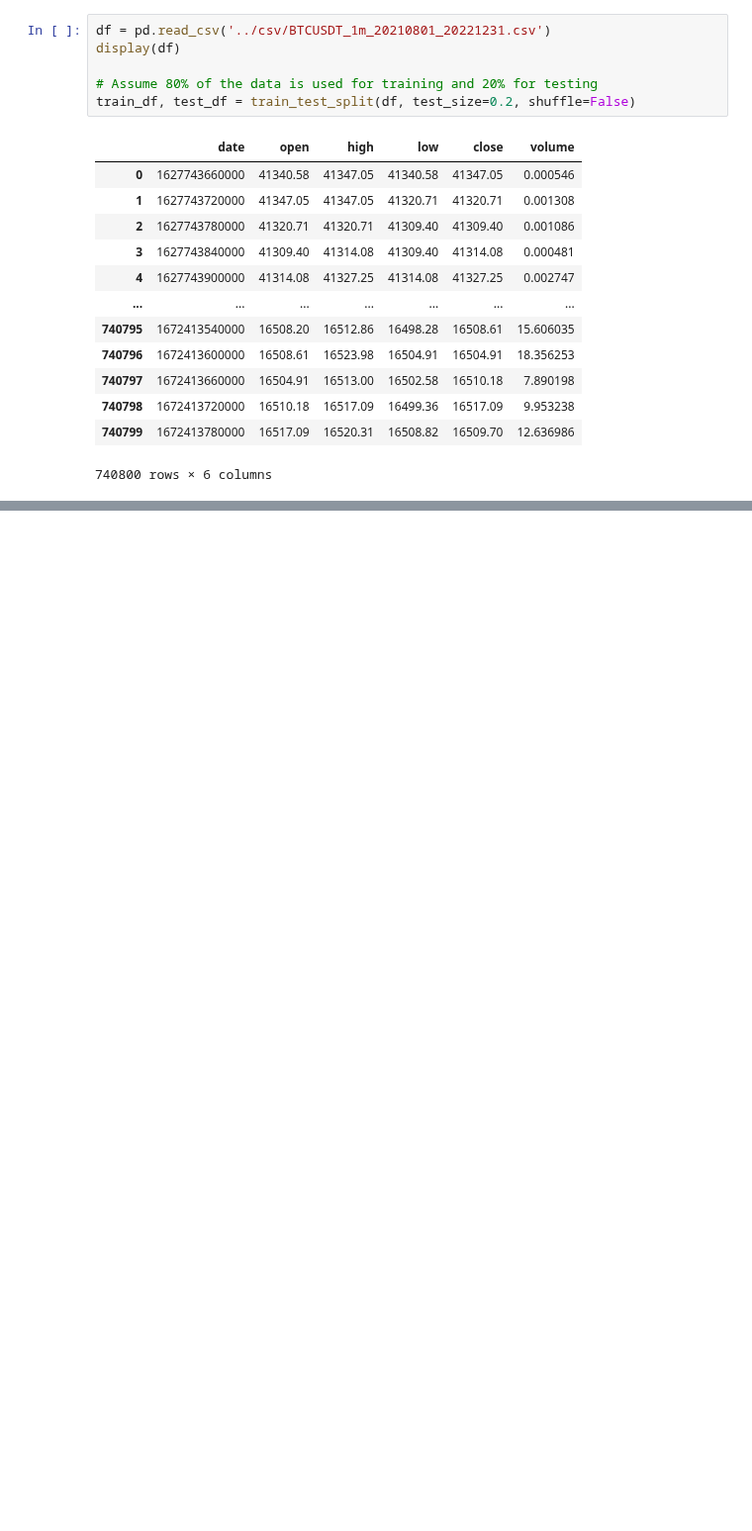
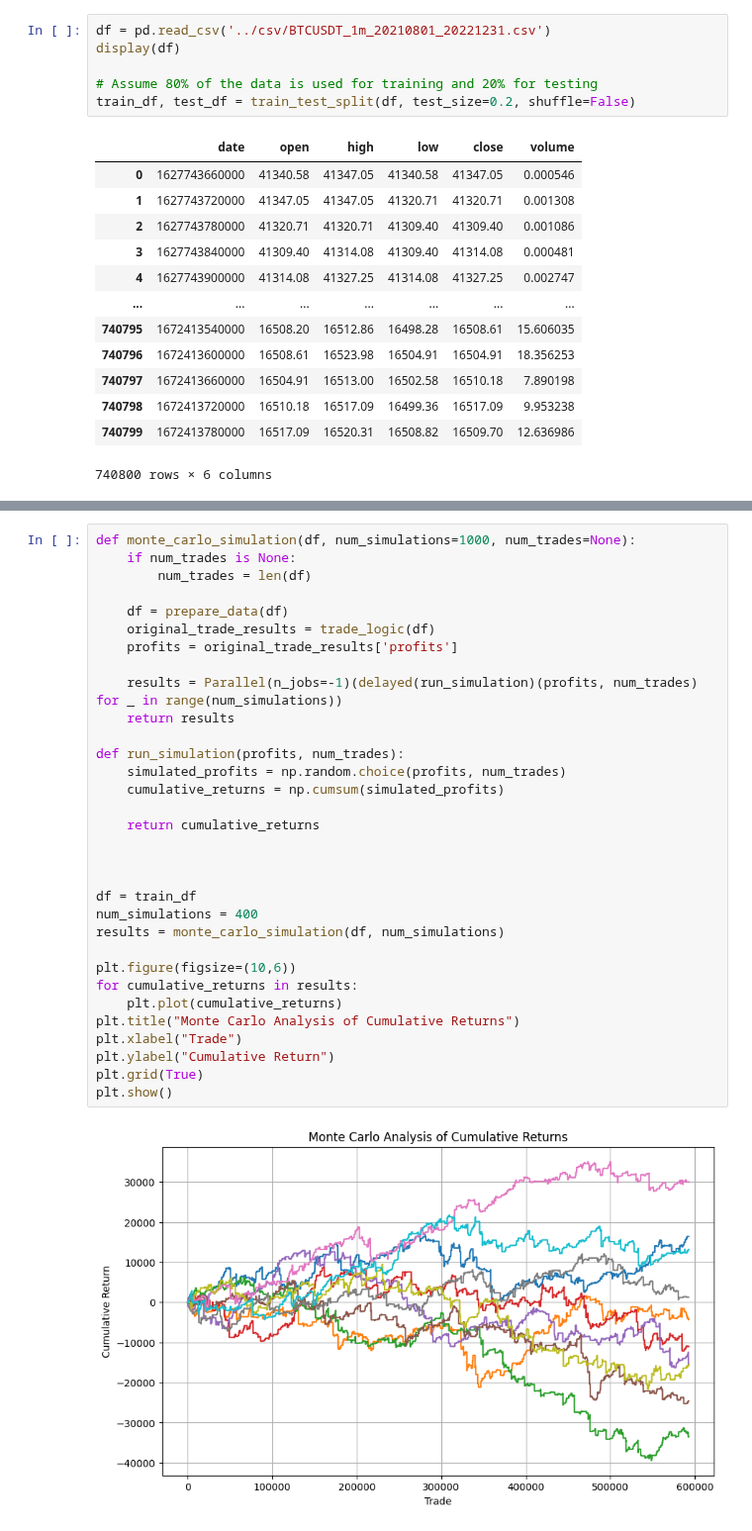
Before and after one commit to pixcelo/learning-model, a Jupyter notebook: rule-based/rsi.ipynb, the cells around one changed output, grey strips where cells are left out. Shown at 99% size. Drawn from its saved outputs; the diff is of its cells as text; blank space fills up the shorter version.

```diff
--- a/rule-based/rsi.ipynb
+++ b/rule-based/rsi.ipynb
@@ -200,0 +261,34 @@ Short Win Rate: 0.6716917922948074
+# %%
+def monte_carlo_simulation(df, num_simulations=1000, num_trades=None):
+    if num_trades is None:
+        num_trades = len(df)
+
+    df = prepare_data(df)
+    original_trade_results = trade_logic(df)
+    profits = original_trade_results['profits']
+
+    results = Parallel(n_jobs=-1)(delayed(run_simulation)(profits, num_trades) for _ in range(num_simulations))
+    return results
+
+def run_simulation(profits, num_trades):
+    simulated_profits = np.random.choice(profits, num_trades)
+    cumulative_returns = np.cumsum(simulated_profits)
+
+    return cumulative_returns
+
+
+
+df = train_df
+num_simulations = 400
+results = monte_carlo_simulation(df, num_simulations)
+
+plt.figure(figsize=(10,6))
+for cumulative_returns in results:
+    plt.plot(cumulative_returns)
+plt.title("Monte Carlo Analysis of Cumulative Returns")
+plt.xlabel("Trade")
+plt.ylabel("Cumulative Return")
+plt.grid(True)
+plt.show()
+# %% [output]
+[figure, added]
```
Also changed, not shown: parts of 6 cells of this notebook.
